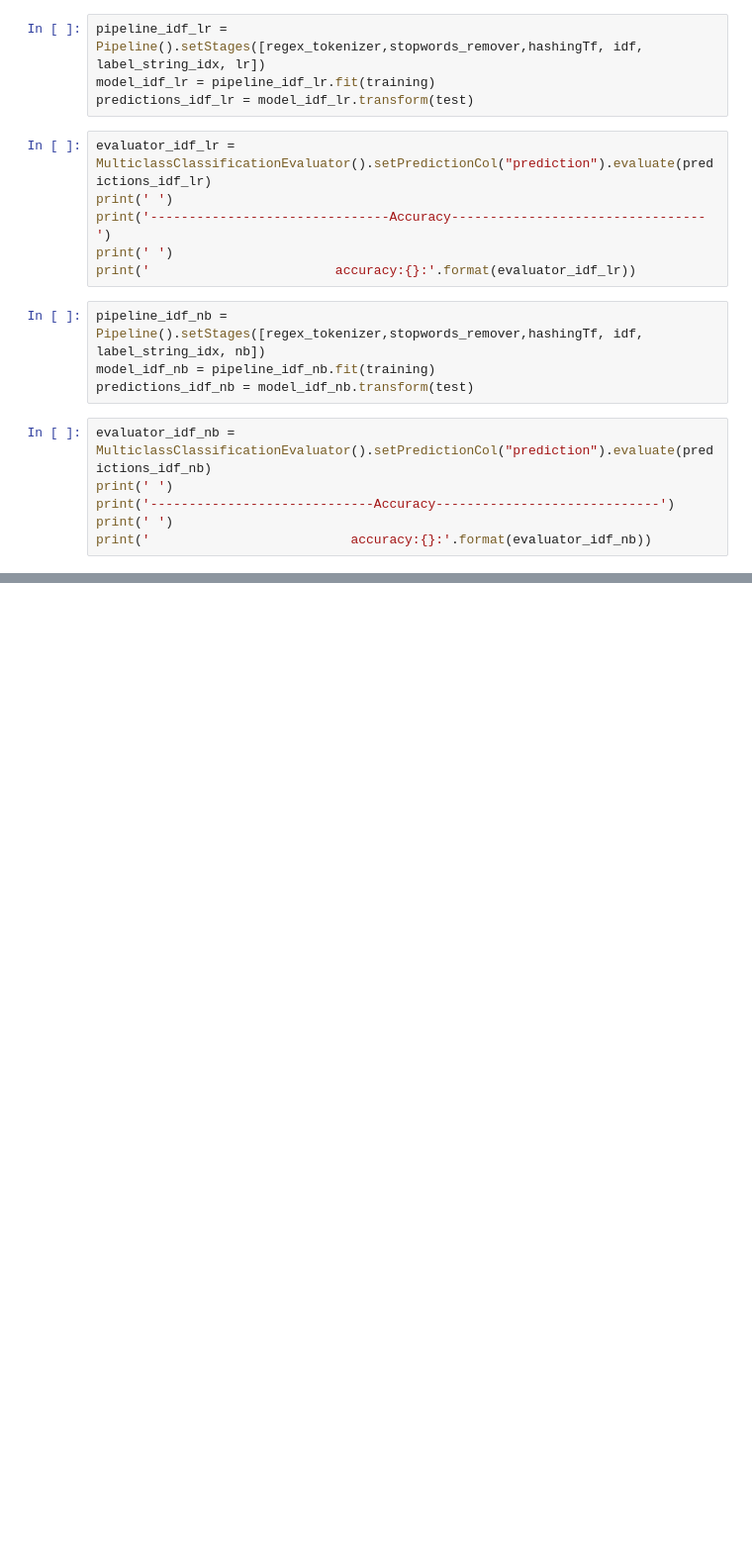
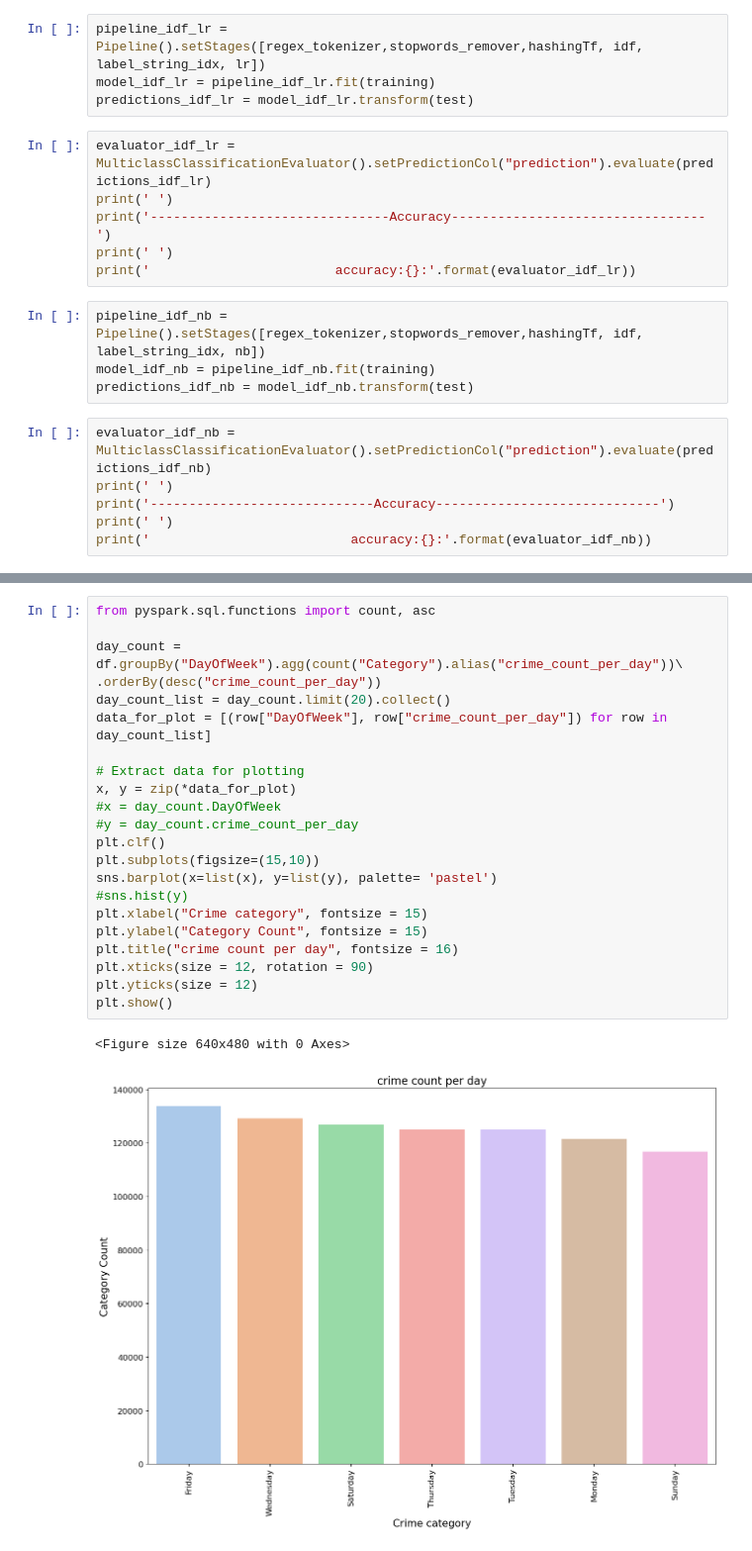
Before and after one commit to jainishshah0124/Crime_Classification, a Jupyter notebook: project.ipynb, the cells around one changed output, grey strips where cells are left out. Shown at 99% size. Drawn from its saved outputs; the diff is of its cells as text; blank space fills up the shorter version.

```diff
--- a/project.ipynb
+++ b/project.ipynb
@@ -206,0 +355,25 @@ print('                          accuracy:{}:'.format(evaluator_idf_nb))
+# %%
+from pyspark.sql.functions import count, asc
+
+day_count = df.groupBy("DayOfWeek").agg(count("Category").alias("crime_count_per_day"))\
+.orderBy(desc("crime_count_per_day"))
+day_count_list = day_count.limit(20).collect()
+data_for_plot = [(row["DayOfWeek"], row["crime_count_per_day"]) for row in day_count_list]
+
+# Extract data for plotting
+x, y = zip(*data_for_plot)
+#x = day_count.DayOfWeek
+#y = day_count.crime_count_per_day
+plt.clf()
+plt.subplots(figsize=(15,10))
+sns.barplot(x=list(x), y=list(y), palette= 'pastel')
+#sns.hist(y)
+plt.xlabel("Crime category", fontsize = 15)
+plt.ylabel("Category Count", fontsize = 15)
+plt.title("crime count per day", fontsize = 16)
+plt.xticks(size = 12, rotation = 90)
+plt.yticks(size = 12)
+plt.show()
+# %% [output]
+<Figure size 640x480 with 0 Axes>
+[figure, added]
```
Also changed, not shown: parts of 18 cells of this notebook, 6 other files.
